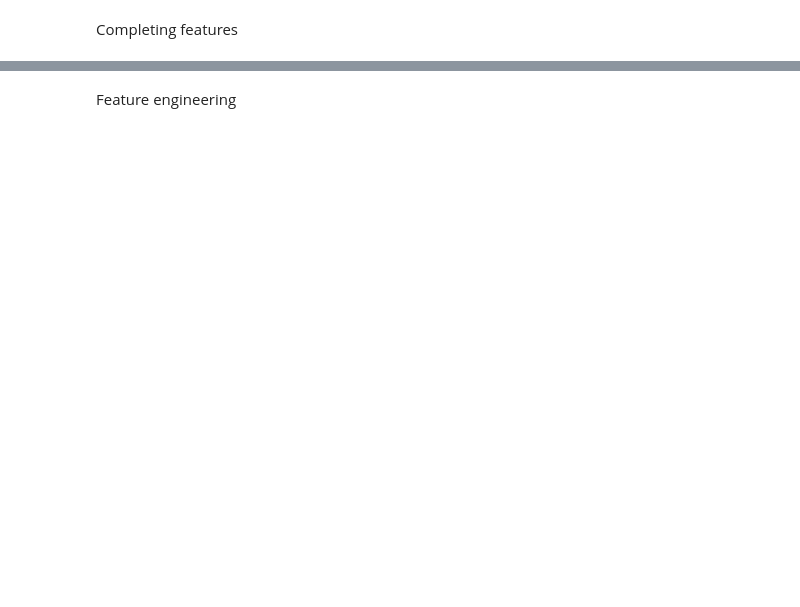
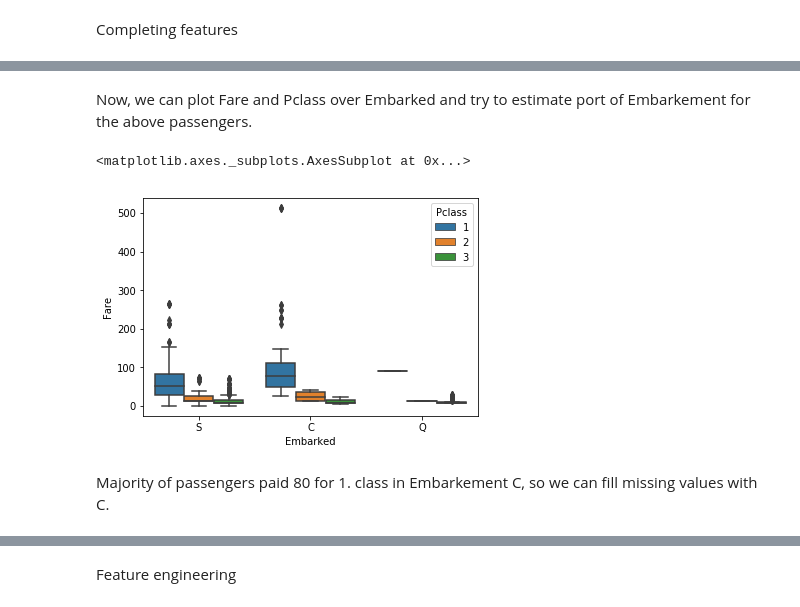
Before and after one commit to QuarKUS7/EY, a Jupyter notebook: model.ipynb, the cells around one changed output, grey strips where cells are left out. Saved outputs shown, nothing was run; the diff lists cells and outputs as text; code cells hidden in the pictures; blank space fills up the shorter version.

```diff
--- a/model.ipynb
+++ b/model.ipynb
@@ -160 +219,10 @@ There are only 3 values for Embarkement S, Q, C. We simply fill in the most comm
+# %% [markdown]
+Now, we can plot Fare and Pclass over Embarked and try to estimate port of Embarkement for the above passengers.
+# %%
+sns.boxplot(x="Embarked",y="Fare", hue="Pclass", data=data)
+# %% [output]
+<matplotlib.axes._subplots.AxesSubplot at 0x...>
+[figure, added]
+# %% [markdown]
+Majority of passengers paid 80 for 1. class in Embarkement C, so we can fill missing values with C.
 # %%
```
Also changed, not shown: parts of 28 cells of this notebook.
